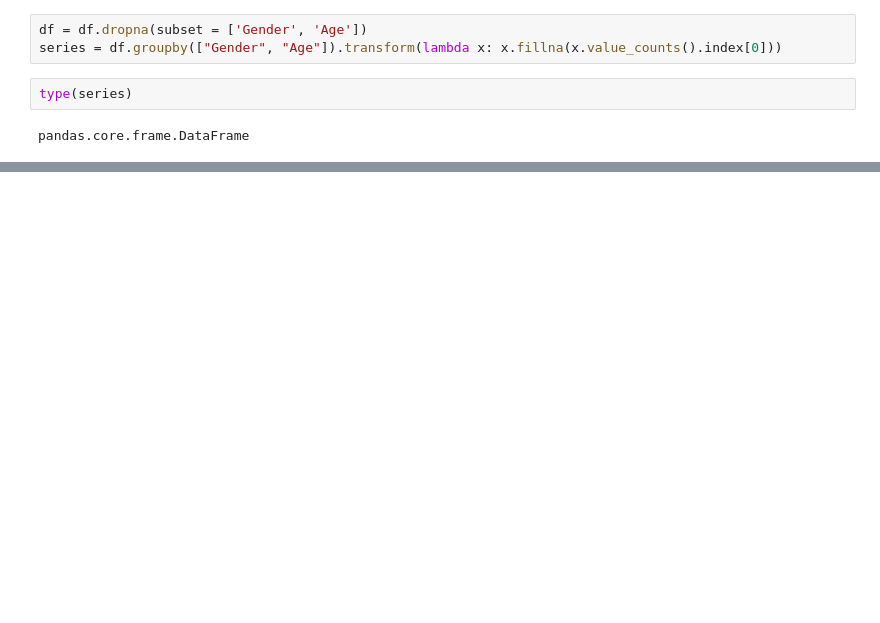
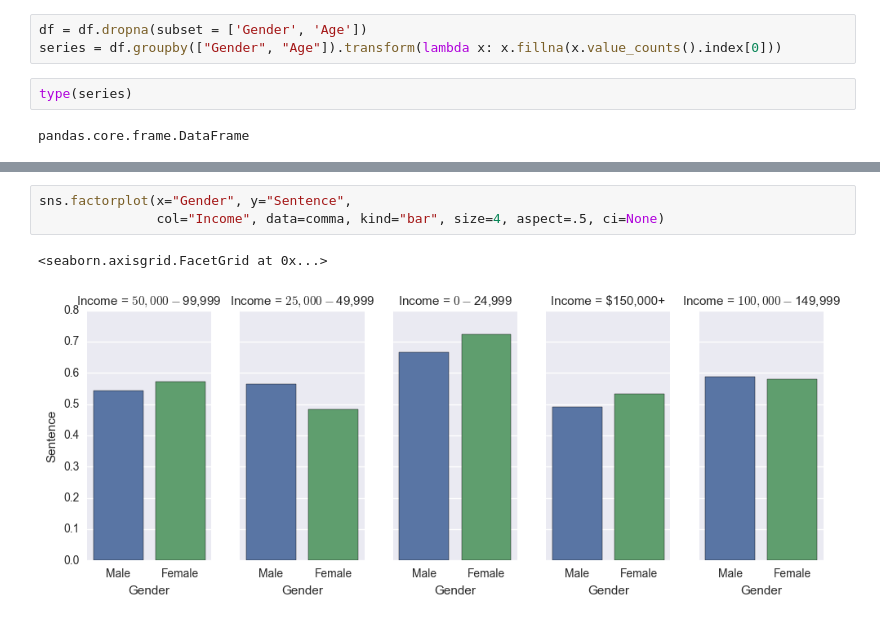
Before and after one commit to Moose2046/MAN6915, a Jupyter notebook: Group Project/Cleaning Dataset.ipynb, the cells around one changed output, grey strips where cells are left out. Drawn from its saved outputs; the diff is of its cells as text; blank space fills up the shorter version.

```diff
--- a/Group Project/Cleaning Dataset.ipynb
+++ b/Group Project/Cleaning Dataset.ipynb
@@ -44,0 +79,6 @@ x_train, x_test, y_train, y_test = train_test_split(x, y, test_size = .2, random
+# %%
+sns.factorplot(x="Gender", y="Sentence",
+               col="Income", data=comma, kind="bar", size=4, aspect=.5, ci=None)
+# %% [output]
+<seaborn.axisgrid.FacetGrid at 0x...>
+[figure, added]
```
Also changed, not shown: parts of 8 cells of this notebook.
